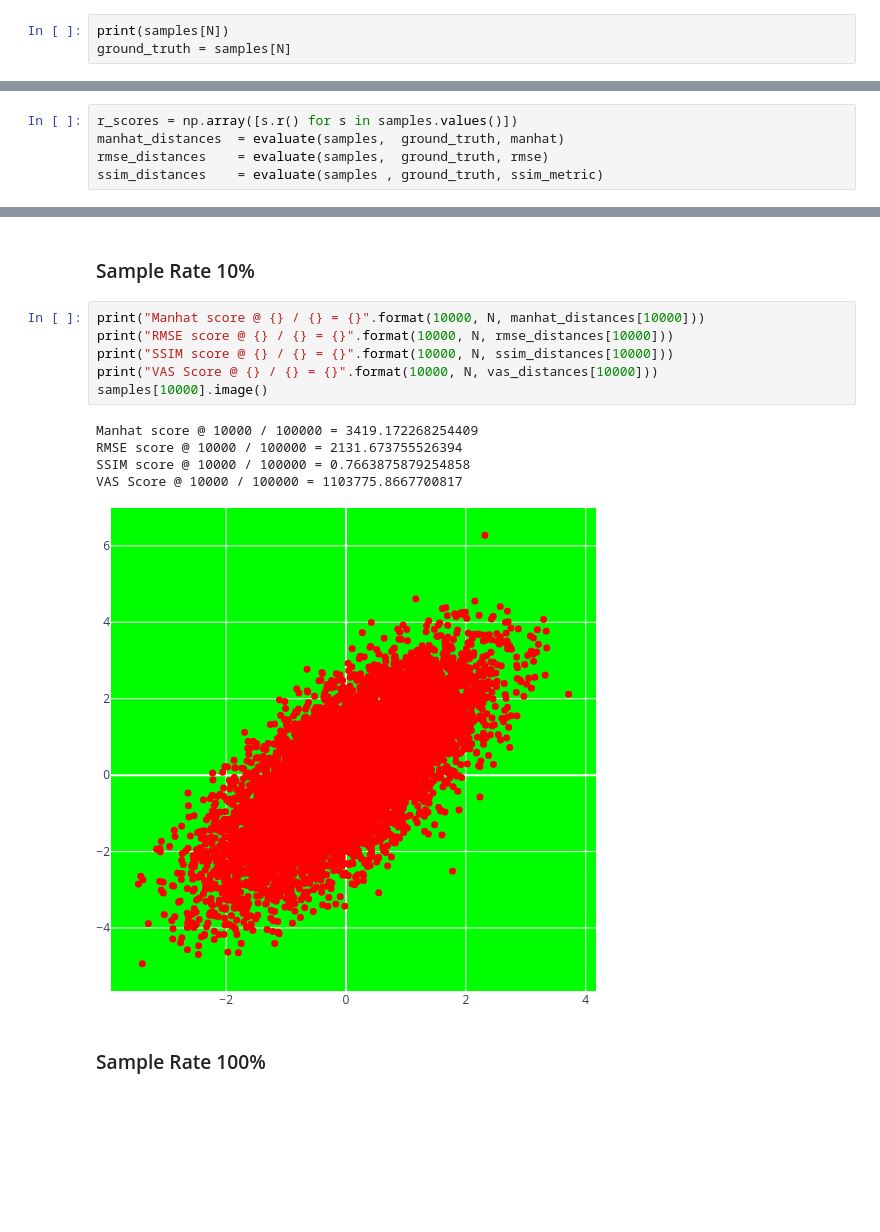
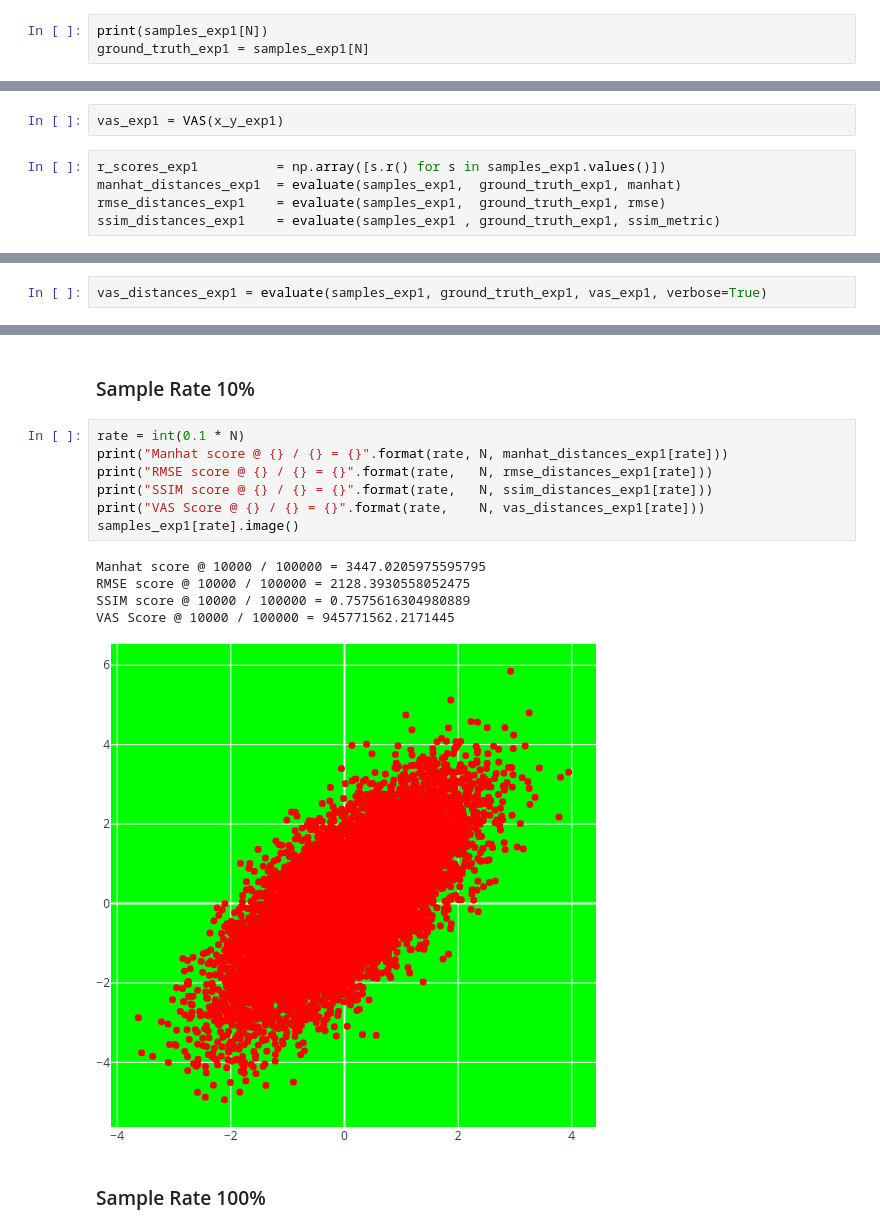
Before and after one commit to EricMartin827/QuickScatter, a Jupyter notebook: R-Space.ipynb, the cells around one changed output, grey strips where cells are left out. Saved outputs shown, nothing was run; the diff lists cells and outputs as text; blank space fills up the shorter version.

```diff
--- a/R-Space.ipynb
+++ b/R-Space.ipynb
@@ -359,8 +352,8 @@ Building Sample 80000 of 100000
 Building Sample 90000 of 100000
 Building Sample 100000 of 100000
 # %%
-print(samples[N])
-ground_truth = samples[N]
+print(samples_exp1[N])
+ground_truth_exp1 = samples_exp1[N]
 # %% [output]
 Sample (100000, 2). K = 100000
 # %%
@@ -370,5 +362,7 @@ vas = VAS(full_data=x_y)
+# %%
+vas_exp1 = VAS(x_y_exp1)
 # %%
-r_scores = np.array([s.r() for s in samples.values()])
-manhat_distances  = evaluate(samples,  ground_truth, manhat)
-rmse_distances    = evaluate(samples,  ground_truth, rmse)
-ssim_distances    = evaluate(samples , ground_truth, ssim_metric)
+r_scores_exp1          = np.array([s.r() for s in samples_exp1.values()])
+manhat_distances_exp1  = evaluate(samples_exp1,  ground_truth_exp1, manhat)
+rmse_distances_exp1    = evaluate(samples_exp1,  ground_truth_exp1, rmse)
+ssim_distances_exp1    = evaluate(samples_exp1 , ground_truth_exp1, ssim_metric)
@@ -394,0 +387,2 @@ Measuring VAS for Sample (20000, 2). K = 20000 with respect to Sample (100000, 2
+# %%
+vas_distances_exp1 = evaluate(samples_exp1, ground_truth_exp1, vas_exp1, verbose=True)
@@ -473,17 +491,18 @@ VAS Score @ 1000 / 100000 = 3.1036328164452496e+23
 # %% [markdown]
 ### Sample Rate 10%
 # %%
-print("Manhat score @ {} / {} = {}".format(10000, N, manhat_distances[10000]))
-print("RMSE score @ {} / {} = {}".format(10000, N, rmse_distances[10000]))
-print("SSIM score @ {} / {} = {}".format(10000, N, ssim_distances[10000]))
-print("VAS Score @ {} / {} = {}".format(10000, N, vas_distances[10000]))
-samples[10000].image()
+rate = int(0.1 * N)
+print("Manhat score @ {} / {} = {}".format(rate, N, manhat_distances_exp1[rate]))
+print("RMSE score @ {} / {} = {}".format(rate,   N, rmse_distances_exp1[rate]))
+print("SSIM score @ {} / {} = {}".format(rate,   N, ssim_distances_exp1[rate]))
+print("VAS Score @ {} / {} = {}".format(rate,    N, vas_distances_exp1[rate]))
+samples_exp1[rate].image()
 # %% [output]
-Manhat score @ 10000 / 100000 = 3419.172268254409
-RMSE score @ 10000 / 100000 = 2131.673755526394
-SSIM score @ 10000 / 100000 = 0.7663875879254858
-VAS Score @ 10000 / 100000 = 1103775.8667700817
+Manhat score @ 10000 / 100000 = 3447.0205975595795
+RMSE score @ 10000 / 100000 = 2128.3930558052475
+SSIM score @ 10000 / 100000 = 0.7575616304980889
+VAS Score @ 10000 / 100000 = 945771562.2171445
-[figure, old version]
+[figure, new version]
 # %% [markdown]
 ### Sample Rate 100%
 # %%
```
Also changed, not shown: parts of 109 cells of this notebook.
